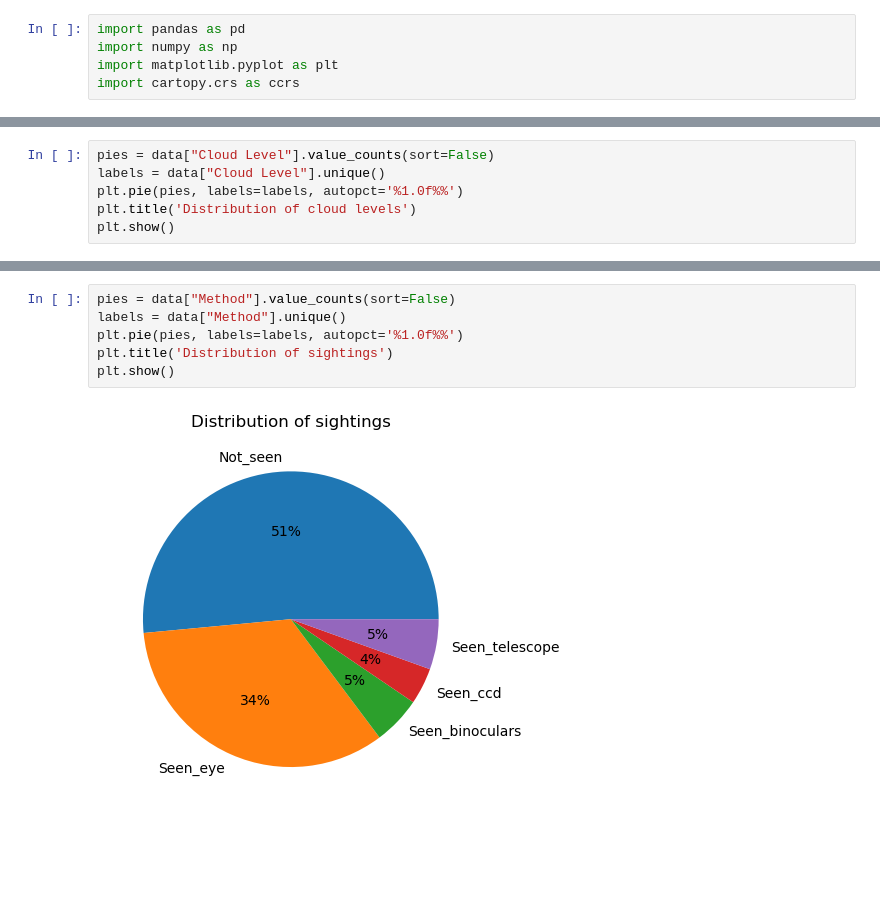
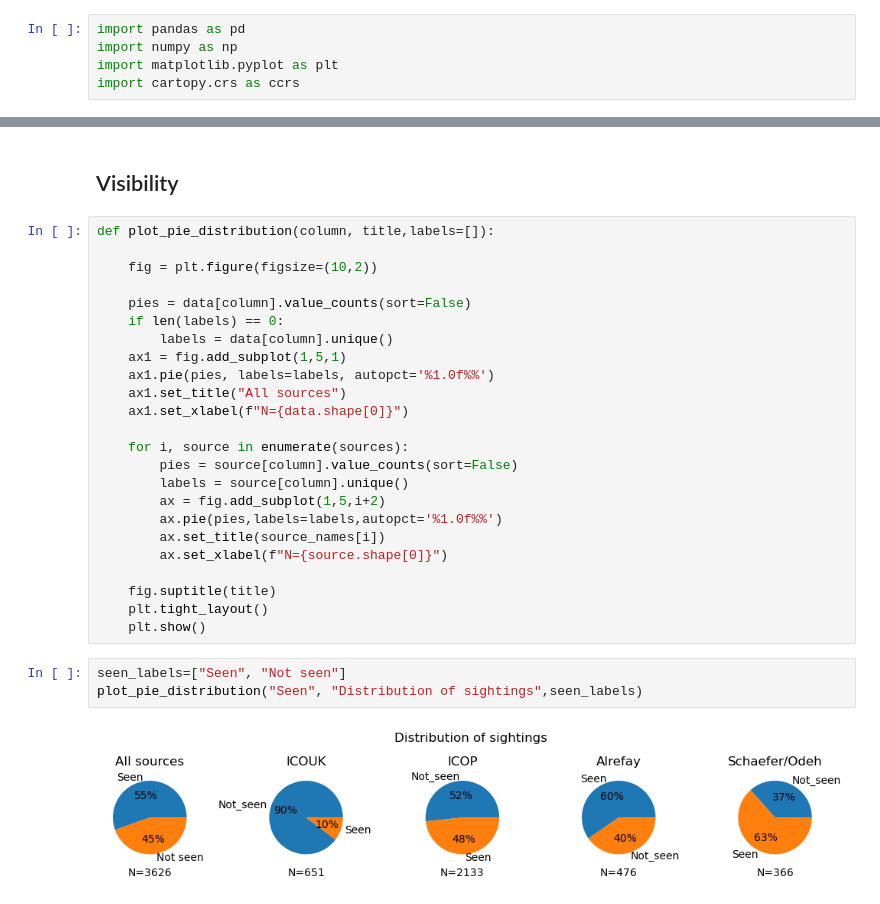
Before and after one commit to EmmaAlexander/mphys-moon, a Jupyter notebook: Code/moon_sightings_visualisation.ipynb, the cells around one changed output, grey strips where cells are left out. Cells and saved outputs as stored; diff of their text form; blank space fills up the shorter version.

```diff
--- a/Code/moon_sightings_visualisation.ipynb
+++ b/Code/moon_sightings_visualisation.ipynb
@@ -46,6 +48,0 @@ plt.show()
-# %%
-pies = data["Cloud Level"].value_counts(sort=False)
-labels = data["Cloud Level"].unique()
-plt.pie(pies, labels=labels, autopct='%1.0f%%')
-plt.title('Distribution of cloud levels')
-plt.show()
@@ -54,8 +49,31 @@ plt.show()
-# %%
-pies = data["Method"].value_counts(sort=False)
-labels = data["Method"].unique()
-plt.pie(pies, labels=labels, autopct='%1.0f%%')
-plt.title('Distribution of sightings')
-plt.show()
-# %% [output]
-[figure, removed]
+# %% [markdown]
+## Visibility
+# %%
+def plot_pie_distribution(column, title,labels=[]):
+
+    fig = plt.figure(figsize=(10,2))
+
+    pies = data[column].value_counts(sort=False)
+    if len(labels) == 0:
+        labels = data[column].unique()
+    ax1 = fig.add_subplot(1,5,1)
+    ax1.pie(pies, labels=labels, autopct='%1.0f%%')
+    ax1.set_title("All sources")
+    ax1.set_xlabel(f"N={data.shape[0]}")
+
+    for i, source in enumerate(sources):
+        pies = source[column].value_counts(sort=False)
+        labels = source[column].unique()
+        ax = fig.add_subplot(1,5,i+2)
+        ax.pie(pies,labels=labels,autopct='%1.0f%%')
+        ax.set_title(source_names[i])
+        ax.set_xlabel(f"N={source.shape[0]}")
+
+    fig.suptitle(title)
+    plt.tight_layout()
+    plt.show()
+# %%
+seen_labels=["Seen", "Not seen"]
+plot_pie_distribution("Seen", "Distribution of sightings",seen_labels)
+# %% [output]
+[figure, added]
```
Also changed, not shown: parts of 8 cells of this notebook, 2 other files.
